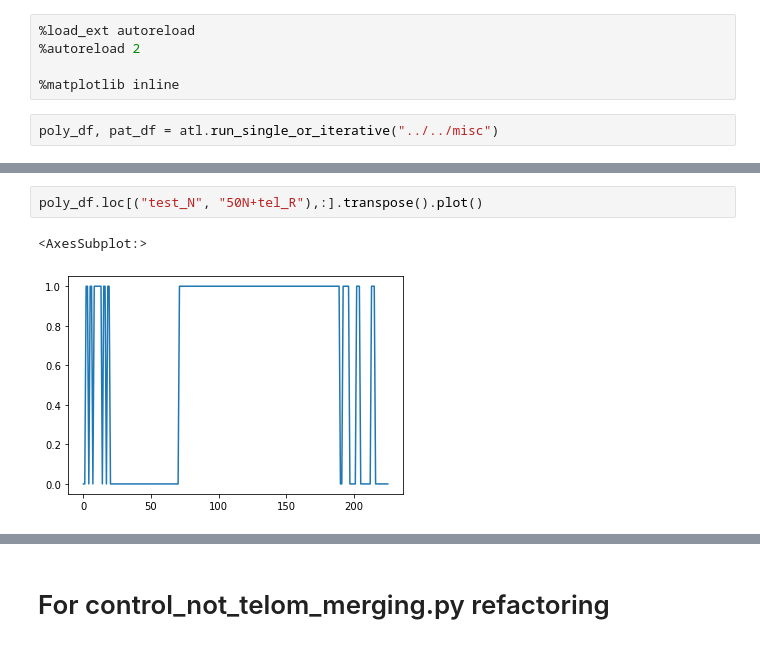
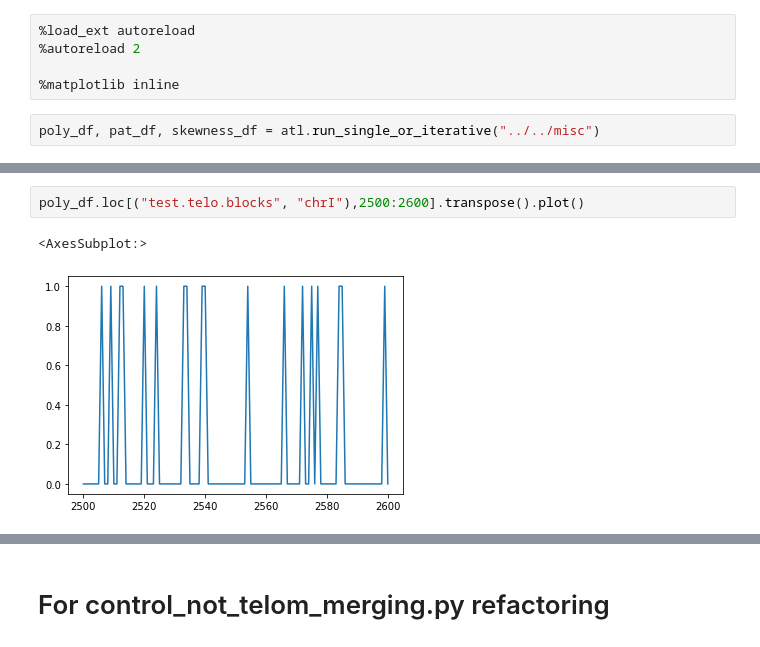
Before and after one commit to GillesFischerSorbonne/telofinder, a Jupyter notebook: src/python_script/analyse_telom_testing.ipynb, the cells around one changed output, grey strips where cells are left out. Drawn from its saved outputs; the diff is of its cells as text.

```diff
--- a/src/python_script/analyse_telom_testing.ipynb
+++ b/src/python_script/analyse_telom_testing.ipynb
@@ -7,6 +24,6 @@ import seaborn as sns
 
 %matplotlib inline
 # %%
-poly_df, pat_df = atl.run_single_or_iterative("../../misc")
+poly_df, pat_df, skewness_df = atl.run_single_or_iterative("../../misc")
 # %% [output]
 '../../misc' is a directory. Running in iterative mode.
@@ -49,5 +67,5 @@ pat_df.head()
 # %%
-poly_df.loc[("test_N", "50N+tel_R"),:].transpose().plot()
+poly_df.loc[("test.telo.blocks", "chrI"),2500:2600].transpose().plot()
 # %% [output]
 <AxesSubplot:>
-[figure, old version]
+[figure, new version]
```
Also changed, not shown: parts of 9 cells of this notebook.
